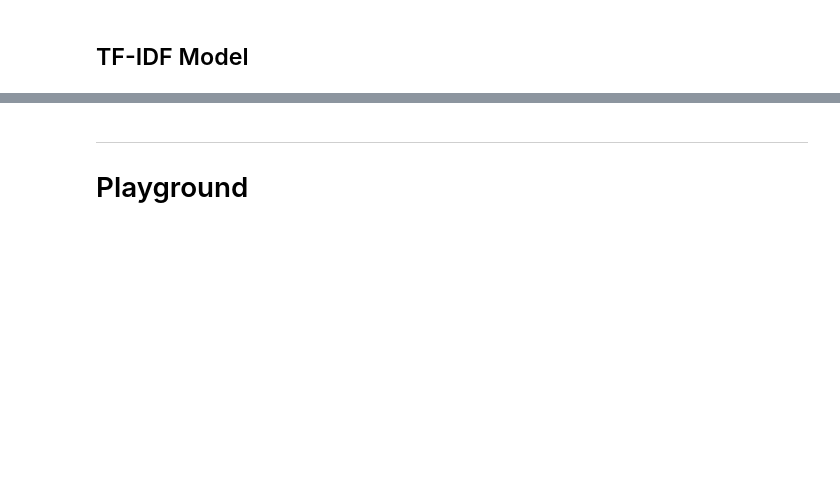
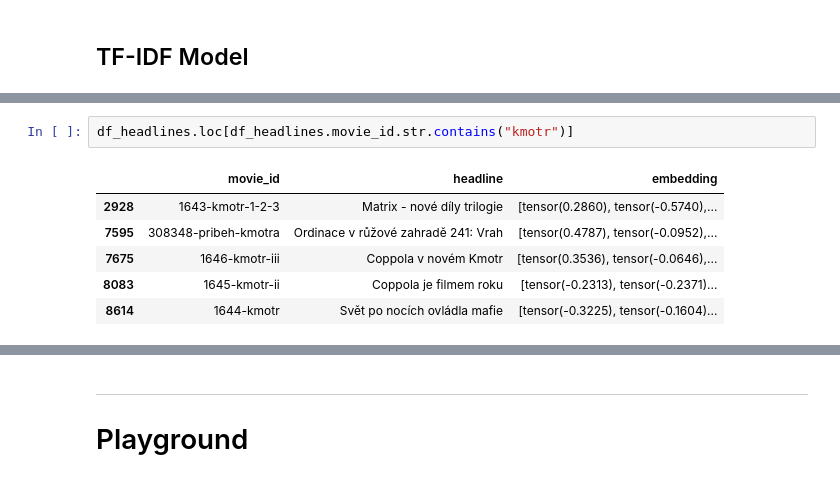
Before and after one commit to prompteus/csfd-movie-recommender, a Jupyter notebook: src/recommend/notebooks/cb_recsystems_AdamBranch.ipynb, the cells around one changed output, grey strips where cells are left out. Cells and saved outputs as stored; diff of their text form; blank space fills up the shorter version.

```diff
--- a/src/recommend/notebooks/cb_recsystems_AdamBranch.ipynb
+++ b/src/recommend/notebooks/cb_recsystems_AdamBranch.ipynb
@@ -252,0 +654,9 @@ class TfidfRS(RecSysBase):
+# %%
+df_headlines.loc[df_headlines.movie_id.str.contains("kmotr")]
+# %% [output]
+|  | movie_id | headline | embedding |
+| 2928 | 1643-kmotr-1-2-3 | Matrix - nové díly trilogie | [tensor(0.2860), tensor(-0.5740),... |
+| 7595 | 308348-pribeh-kmotra | Ordinace v růžové zahradě 241: Vrah | [tensor(0.4787), tensor(-0.0952),... |
+| 7675 | 1646-kmotr-iii | Coppola v novém Kmotr | [tensor(0.3536), tensor(-0.0646),... |
+| 8083 | 1645-kmotr-ii | Coppola je filmem roku | [tensor(-0.2313), tensor(-0.2371)... |
+| 8614 | 1644-kmotr | Svět po nocích ovládla mafie | [tensor(-0.3225), tensor(-0.1604)... |
```
Also changed, not shown: parts of 57 cells of this notebook.
